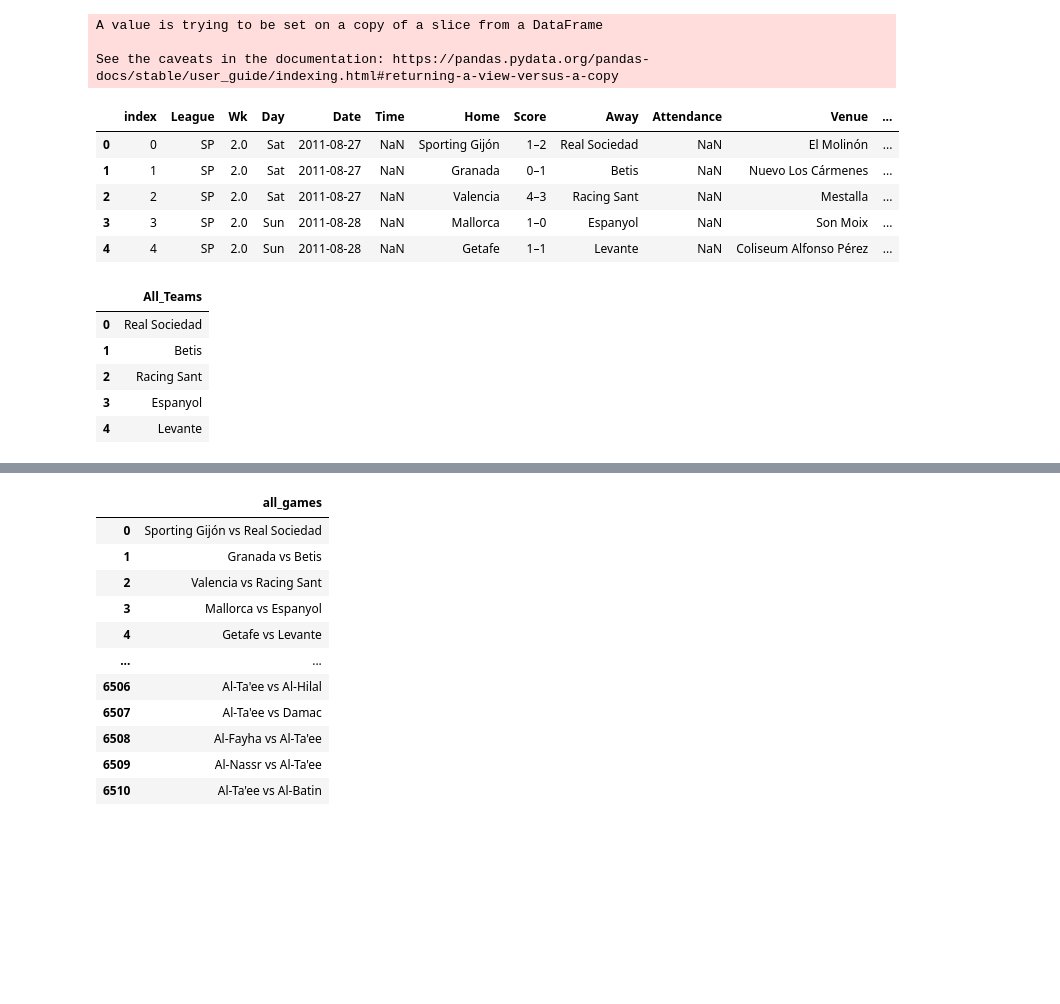
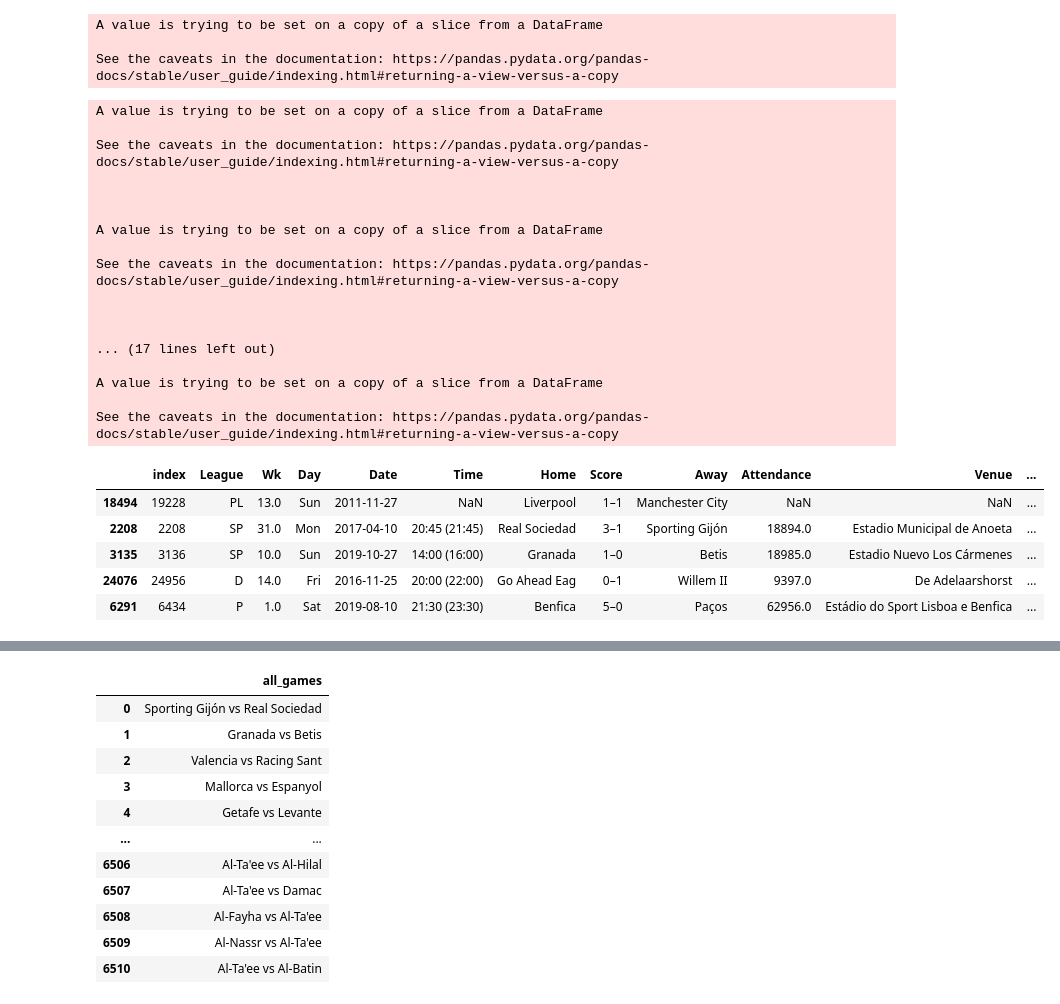
Before and after one commit to MohammedAljaafai/Football_Matches_Recommendation_System_Capstone, a Jupyter notebook: Football_EDA.ipynb, the cells around one changed output, grey strips where cells are left out. Cells and saved outputs as stored; diff of their text form; code cells hidden in the pictures; blank space fills up the shorter version.

```diff
--- a/Football_EDA.ipynb
+++ b/Football_EDA.ipynb
@@ -391,12 +390,3 @@ for i in range(len(df)):
 A value is trying to be set on a copy of a slice from a DataFrame
 
 See the caveats in the documentation: https://pandas.pydata.org/pandas-docs/stable/user_guide/indexing.html#returning-a-view-versus-a-copy
-# %%
-df.head(5)
-# %% [output]
-|  | index | League | Wk | Day | Date | Time | Home | Score | Away | Attendance | Venue | ... |
-| 0 | 0 | SP | 2.0 | Sat | 2011-08-27 | NaN | Sporting Gijón | 1–2 | Real Sociedad | NaN | El Molinón | ... |
-| 1 | 1 | SP | 2.0 | Sat | 2011-08-27 | NaN | Granada | 0–1 | Betis | NaN | Nuevo Los Cármenes | ... |
-| 2 | 2 | SP | 2.0 | Sat | 2011-08-27 | NaN | Valencia | 4–3 | Racing Sant | NaN | Mestalla | ... |
-| 3 | 3 | SP | 2.0 | Sun | 2011-08-28 | NaN | Mallorca | 1–0 | Espanyol | NaN | Son Moix | ... |
-| 4 | 4 | SP | 2.0 | Sun | 2011-08-28 | NaN | Getafe | 1–1 | Levante | NaN | Coliseum Alfonso Pérez | ... |
@@ -408,9 +393,44 @@ pd.set_option('display.max_rows', teams.shape[0]+1)
-# %%
-teams.head(5)
-# %% [output]
-|  | All_Teams |
-| 0 | Real Sociedad |
-| 1 | Betis |
-| 2 | Racing Sant |
-| 3 | Espanyol |
-| 4 | Levante |
+# %%
+# adding a column for Home_wins, Away_Wins, Draws
+df['Home_wins']=''
+df['Away_Wins']=''
+df['Draws']=''
+for i in range(len(df)):
+    if df.Home_Team_Score[i] > df.Away_Team_Score[i]:
+        df['Home_wins'][i] = 'Yes'
+        df['Away_Wins'][i] = 'No'
+        df['Draws']='No'
+    if df.Home_Team_Score[i] < df.Away_Team_Score[i]:
+        df['Home_wins'][i] = 'No'
+        df['Away_Wins'][i] = 'Yes'
+        df['Draws']='No'
+    if df.Home_Team_Score[i] == df.Away_Team_Score[i]:
+        df['Home_wins'][i] = 'No'
+        df['Away_Wins'][i] = 'No'
+        df['Draws']='Yes'
+
+df.sample(5)
+# %% [output]
+A value is trying to be set on a copy of a slice from a DataFrame
+
+See the caveats in the documentation: https://pandas.pydata.org/pandas-docs/stable/user_guide/indexing.html#returning-a-view-versus-a-copy
+
+
+
+A value is trying to be set on a copy of a slice from a DataFrame
+
+See the caveats in the documentation: https://pandas.pydata.org/pandas-docs/stable/user_guide/indexing.html#returning-a-view-versus-a-copy
+
+
+
+... (17 lines left out)
+
+A value is trying to be set on a copy of a slice from a DataFrame
+
+See the caveats in the documentation: https://pandas.pydata.org/pandas-docs/stable/user_guide/indexing.html#returning-a-view-versus-a-copy
+|  | index | League | Wk | Day | Date | Time | Home | Score | Away | Attendance | Venue | ... |
+| 18494 | 19228 | PL | 13.0 | Sun | 2011-11-27 | NaN | Liverpool | 1–1 | Manchester City | NaN | NaN | ... |
+| 2208 | 2208 | SP | 31.0 | Mon | 2017-04-10 | 20:45 (21:45) | Real Sociedad | 3–1 | Sporting Gijón | 18894.0 | Estadio Municipal de Anoeta | ... |
+| 3135 | 3136 | SP | 10.0 | Sun | 2019-10-27 | 14:00 (16:00) | Granada | 1–0 | Betis | 18985.0 | Estadio Nuevo Los Cármenes | ... |
+| 24076 | 24956 | D | 14.0 | Fri | 2016-11-25 | 20:00 (22:00) | Go Ahead Eag | 0–1 | Willem II | 9397.0 | De Adelaarshorst | ... |
+| 6291 | 6434 | P | 1.0 | Sat | 2019-08-10 | 21:30 (23:30) | Benfica | 5–0 | Paços | 62956.0 | Estádio do Sport Lisboa e Benfica | ... |
```
Also changed, not shown: parts of 29 cells of this notebook.
